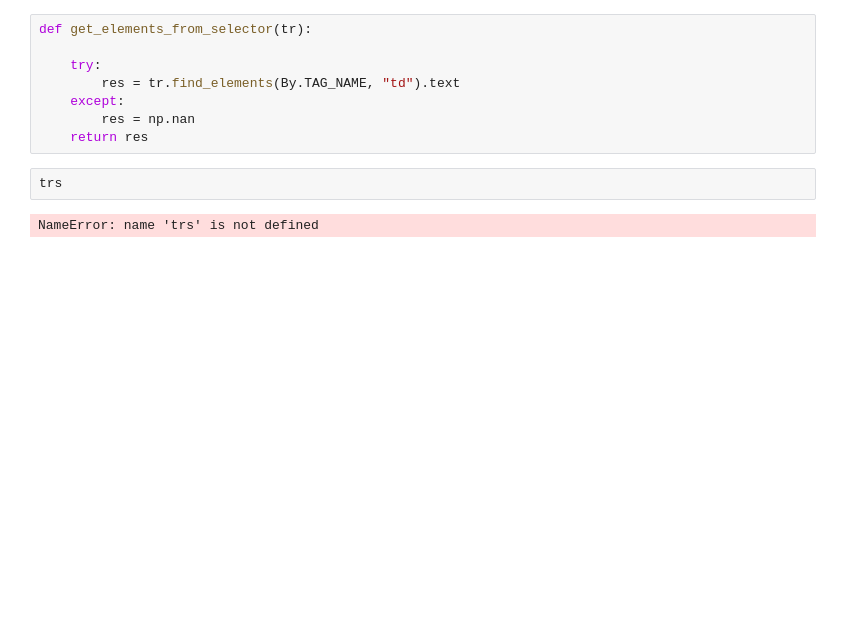
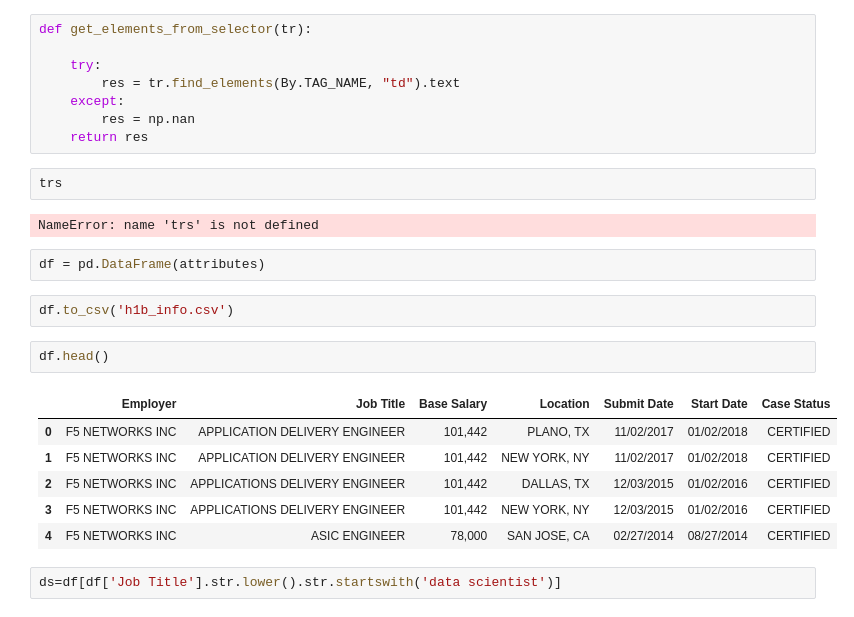
Before and after one commit to michaelfpalmer/level-up, a Jupyter notebook: Scraping H1B.ipynb, the cells around one changed output. Cells and saved outputs as stored; diff of their text form; blank space fills up the shorter version.

```diff
--- a/Scraping H1B.ipynb
+++ b/Scraping H1B.ipynb
@@ -50,3 +61,18 @@ def get_elements_from_selector(tr):
 trs
 # %% [output]
 NameError: name 'trs' is not defined
+# %%
+df = pd.DataFrame(attributes)
+# %%
+df.to_csv('h1b_info.csv')
+# %%
+df.head()
+# %% [output]
+|  | Employer | Job Title | Base Salary | Location | Submit Date | Start Date | Case Status |
+| 0 | F5 NETWORKS INC | APPLICATION DELIVERY ENGINEER | 101,442 | PLANO, TX | 11/02/2017 | 01/02/2018 | CERTIFIED |
+| 1 | F5 NETWORKS INC | APPLICATION DELIVERY ENGINEER | 101,442 | NEW YORK, NY | 11/02/2017 | 01/02/2018 | CERTIFIED |
+| 2 | F5 NETWORKS INC | APPLICATIONS DELIVERY ENGINEER | 101,442 | DALLAS, TX | 12/03/2015 | 01/02/2016 | CERTIFIED |
+| 3 | F5 NETWORKS INC | APPLICATIONS DELIVERY ENGINEER | 101,442 | NEW YORK, NY | 12/03/2015 | 01/02/2016 | CERTIFIED |
+| 4 | F5 NETWORKS INC | ASIC ENGINEER | 78,000 | SAN JOSE, CA | 02/27/2014 | 08/27/2014 | CERTIFIED |
+# %%
+ds=df[df['Job Title'].str.lower().str.startswith('data scientist')]
```
Also changed, not shown: parts of 5 cells of this notebook.
